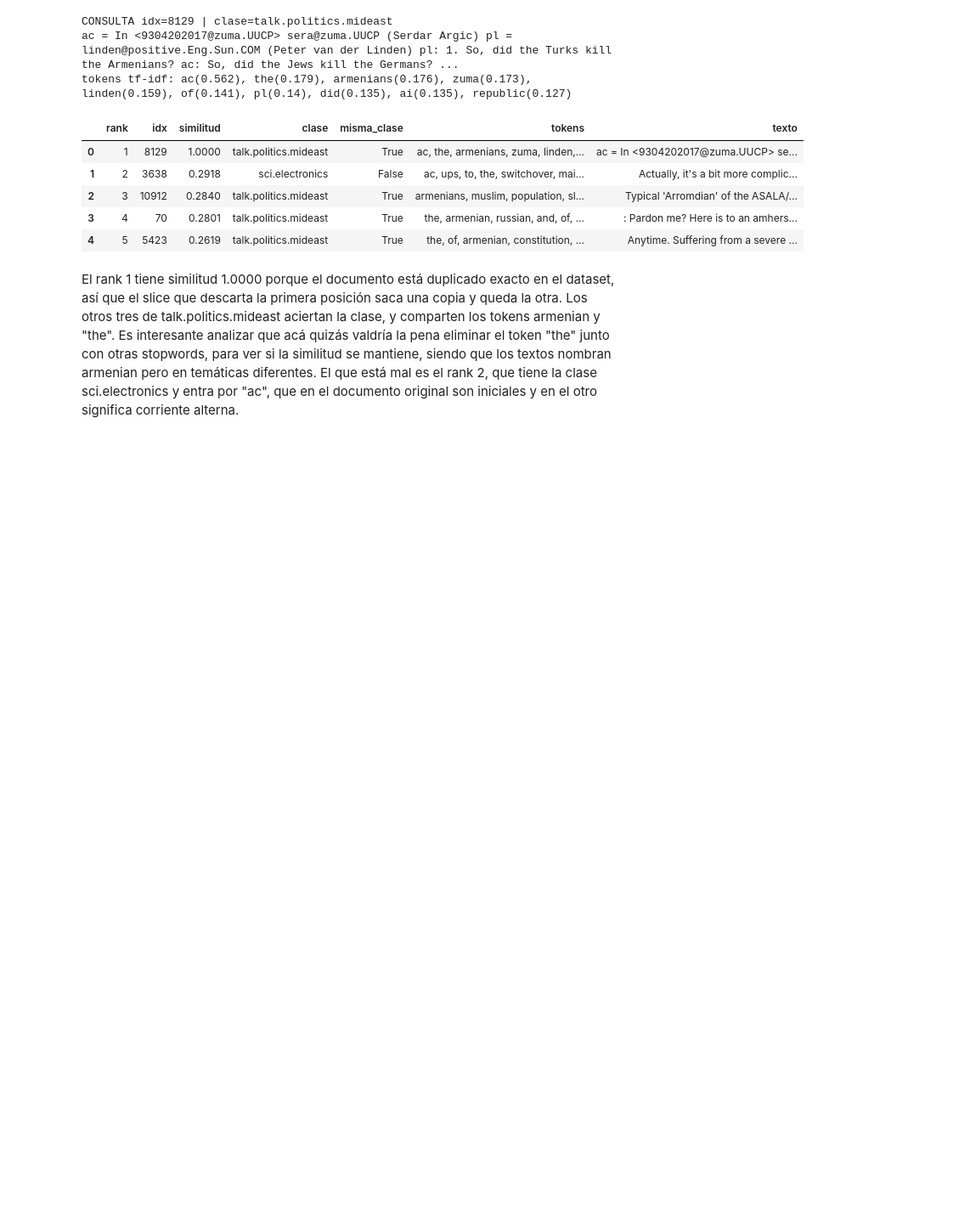
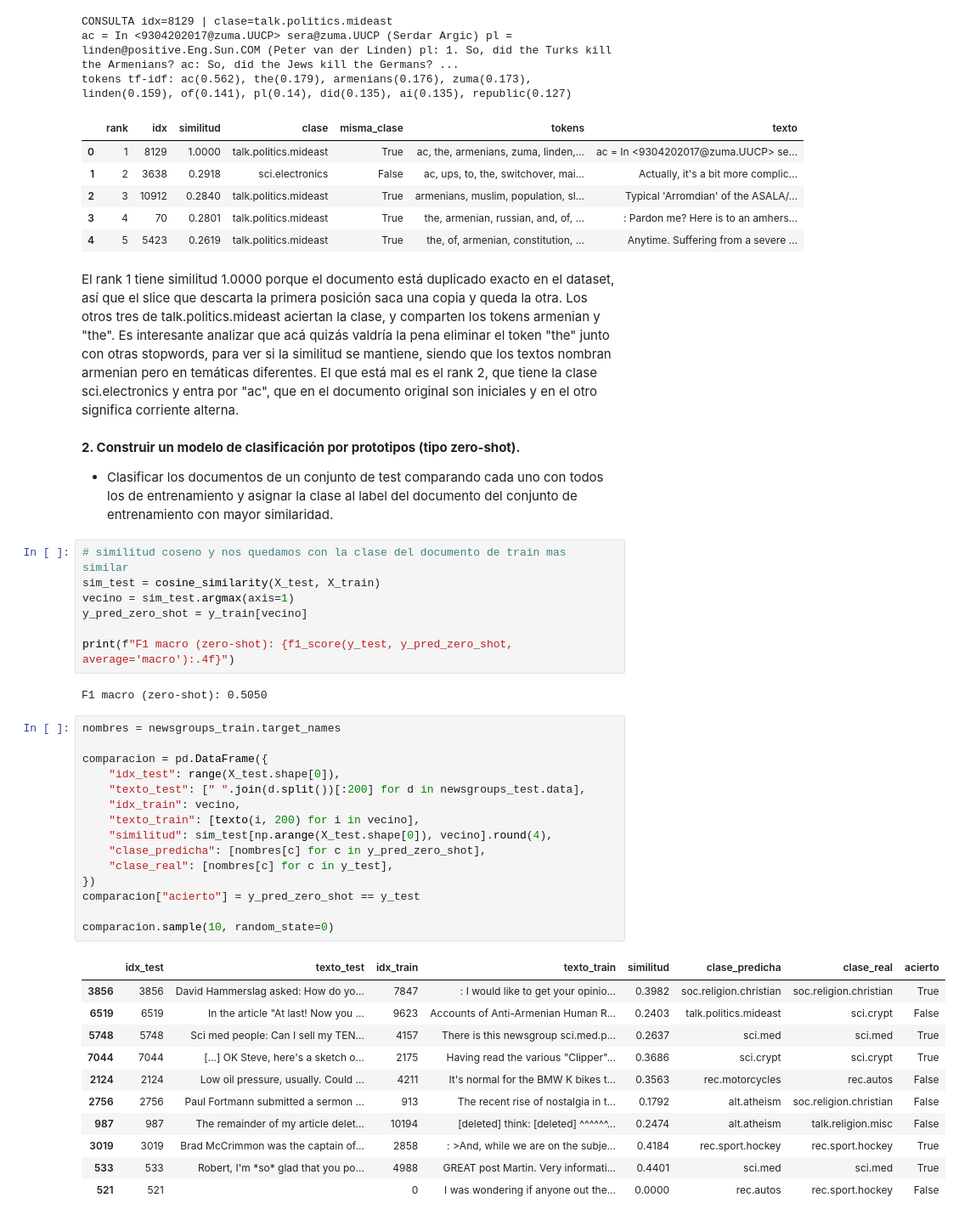
Before and after one commit to francomor/ceia-trabajos, a Jupyter notebook: procesamiento_lenguaje_natural/Desafio_1.ipynb, the cells around one changed output. Shown at 85% size. Saved outputs shown, nothing was run; the diff lists cells and outputs as text; blank space fills up the shorter version.

```diff
--- a/procesamiento_lenguaje_natural/Desafio_1.ipynb
+++ b/procesamiento_lenguaje_natural/Desafio_1.ipynb
@@ -329,3 +329,42 @@ tokens tf-idf: ac(0.562), the(0.179), armenians(0.176), zuma(0.173), linden(0.15
 | 4 | 5 | 5423 | 0.2619 | talk.politics.mideast | True | the, of, armenian, constitution, ... | Anytime. Suffering from a severe ... |
 # %% [markdown]
 El rank 1 tiene similitud 1.0000 porque el documento está duplicado exacto en el dataset, así que el slice que descarta la primera posición saca una copia y queda la otra. Los otros tres de talk.politics.mideast aciertan la clase, y comparten los tokens armenian y "the". Es interesante analizar que acá quizás valdría la pena eliminar el token "the" junto con otras stopwords, para ver si la similitud se mantiene, siendo que los textos nombran armenian pero en temáticas diferentes. El que está mal es el rank 2, que tiene la clase sci.electronics y entra por "ac", que en el documento original son iniciales y en el otro significa corriente alterna.
+# %% [markdown]
+**2. Construir un modelo de clasificación por prototipos (tipo zero-shot).**
+* Clasificar los documentos de un conjunto de test comparando cada uno con todos los de entrenamiento y asignar la clase al label del documento del conjunto de entrenamiento con mayor similaridad.
+# %%
+# similitud coseno y nos quedamos con la clase del documento de train mas similar
+sim_test = cosine_similarity(X_test, X_train)
+vecino = sim_test.argmax(axis=1)
+y_pred_zero_shot = y_train[vecino]
+
+print(f"F1 macro (zero-shot): {f1_score(y_test, y_pred_zero_shot, average='macro'):.4f}")
+# %% [output]
+F1 macro (zero-shot): 0.5050
+# %%
+nombres = newsgroups_train.target_names
+
+comparacion = pd.DataFrame({
+    "idx_test": range(X_test.shape[0]),
+    "texto_test": [" ".join(d.split())[:200] for d in newsgroups_test.data],
+    "idx_train": vecino,
+    "texto_train": [texto(i, 200) for i in vecino],
+    "similitud": sim_test[np.arange(X_test.shape[0]), vecino].round(4),
+    "clase_predicha": [nombres[c] for c in y_pred_zero_shot],
+    "clase_real": [nombres[c] for c in y_test],
+})
+comparacion["acierto"] = y_pred_zero_shot == y_test
+
+comparacion.sample(10, random_state=0)
+# %% [output]
+|  | idx_test | texto_test | idx_train | texto_train | similitud | clase_predicha | clase_real | acierto |
+| 3856 | 3856 | David Hammerslag asked: How do yo... | 7847 | : I would like to get your opinio... | 0.3982 | soc.religion.christian | soc.religion.christian | True |
+| 6519 | 6519 | In the article "At last! Now you ... | 9623 | Accounts of Anti-Armenian Human R... | 0.2403 | talk.politics.mideast | sci.crypt | False |
+| 5748 | 5748 | Sci med people: Can I sell my TEN... | 4157 | There is this newsgroup sci.med.p... | 0.2637 | sci.med | sci.med | True |
+| 7044 | 7044 | [...] OK Steve, here's a sketch o... | 2175 | Having read the various "Clipper"... | 0.3686 | sci.crypt | sci.crypt | True |
+| 2124 | 2124 | Low oil pressure, usually. Could ... | 4211 | It's normal for the BMW K bikes t... | 0.3563 | rec.motorcycles | rec.autos | False |
+| 2756 | 2756 | Paul Fortmann submitted a sermon ... | 913 | The recent rise of nostalgia in t... | 0.1792 | alt.atheism | soc.religion.christian | False |
+| 987 | 987 | The remainder of my article delet... | 10194 | [deleted] think: [deleted] ^^^^^^... | 0.2474 | alt.atheism | talk.religion.misc | False |
+| 3019 | 3019 | Brad McCrimmon was the captain of... | 2858 | : >And, while we are on the subje... | 0.4184 | rec.sport.hockey | rec.sport.hockey | True |
+| 533 | 533 | Robert, I'm *so* glad that you po... | 4988 | GREAT post Martin. Very informati... | 0.4401 | sci.med | sci.med | True |
+| 521 | 521 |  | 0 | I was wondering if anyone out the... | 0.0000 | rec.autos | rec.sport.hockey | False |
```
Also changed, not shown: parts of 4 cells of this notebook.
